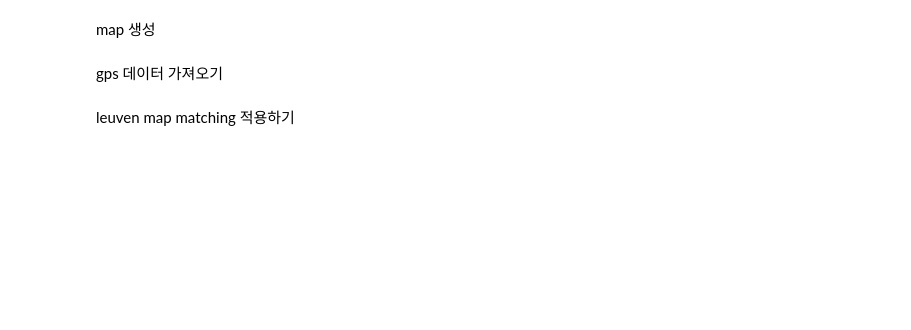
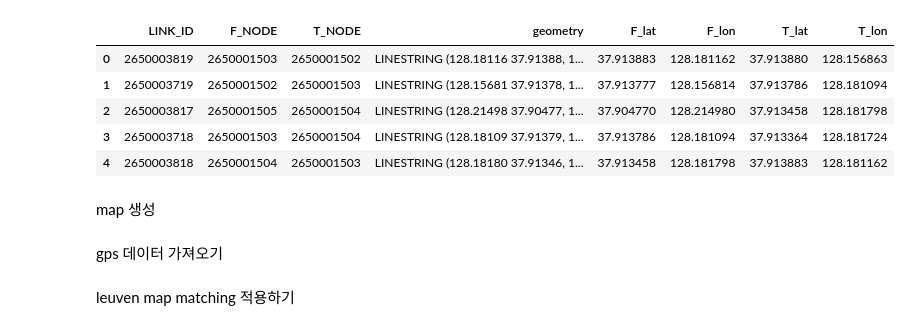
Before and after one commit to KwonJeongah/GPS_Data, a Jupyter notebook: leuven_mapmatching.ipynb, the cells around one changed output. Drawn from its saved outputs; the diff is of its cells as text; code cells hidden in the pictures; blank space fills up the shorter version.

```diff
--- a/leuven_mapmatching.ipynb
+++ b/leuven_mapmatching.ipynb
@@ -12,3 +12,6 @@ link = gpd.read_file('MOCT_LINK.shp')
 
 #링크자료 좌표계 변경 korea2000 -> wgs84
 link = link.to_crs({'init': 'epsg:4326'})
+# %%
+#link에서 필요한 것만 나타내기
+link = link[['LINK_ID','F_NODE','T_NODE','geometry']]
@@ -15,3 +36,12 @@ link = link.to_crs({'init': 'epsg:4326'})
+# %%
+link.head()
+# %% [output]
+|  | LINK_ID | F_NODE | T_NODE | geometry | F_lat | F_lon | T_lat | T_lon |
+| 0 | 2650003819 | 2650001503 | 2650001502 | LINESTRING (128.18116 37.91388, 1... | 37.913883 | 128.181162 | 37.913880 | 128.156863 |
+| 1 | 2650003719 | 2650001502 | 2650001503 | LINESTRING (128.15681 37.91378, 1... | 37.913777 | 128.156814 | 37.913786 | 128.181094 |
+| 2 | 2650003817 | 2650001505 | 2650001504 | LINESTRING (128.21498 37.90477, 1... | 37.904770 | 128.214980 | 37.913458 | 128.181798 |
+| 3 | 2650003718 | 2650001503 | 2650001504 | LINESTRING (128.18109 37.91379, 1... | 37.913786 | 128.181094 | 37.913364 | 128.181724 |
+| 4 | 2650003818 | 2650001504 | 2650001503 | LINESTRING (128.18180 37.91346, 1... | 37.913458 | 128.181798 | 37.913883 | 128.181162 |
 # %% [markdown]
 map 생성
 # %%
```
Also changed, not shown: parts of 7 cells of this notebook.
